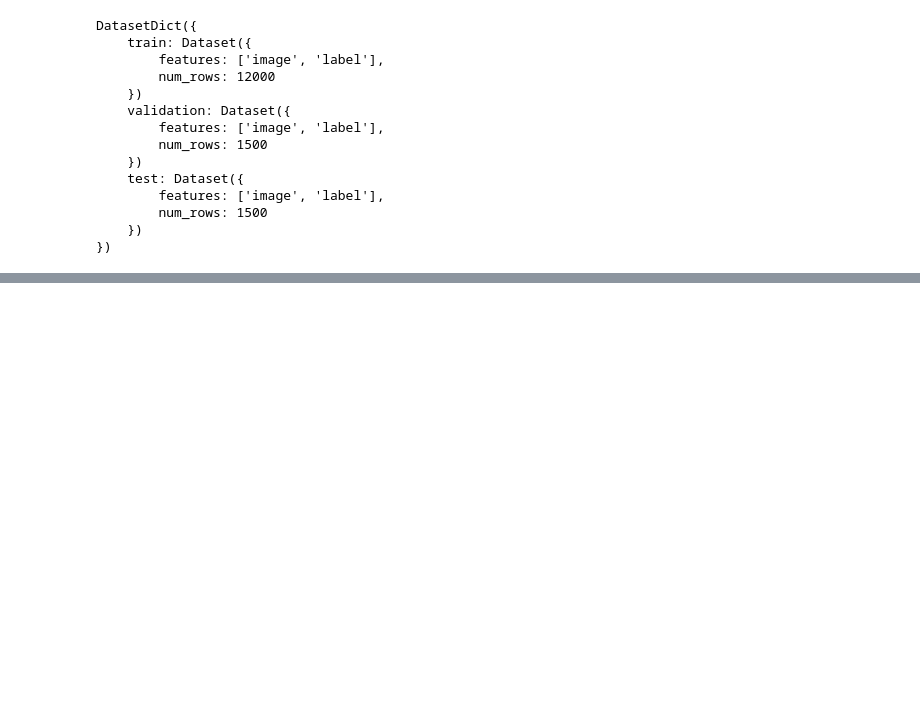
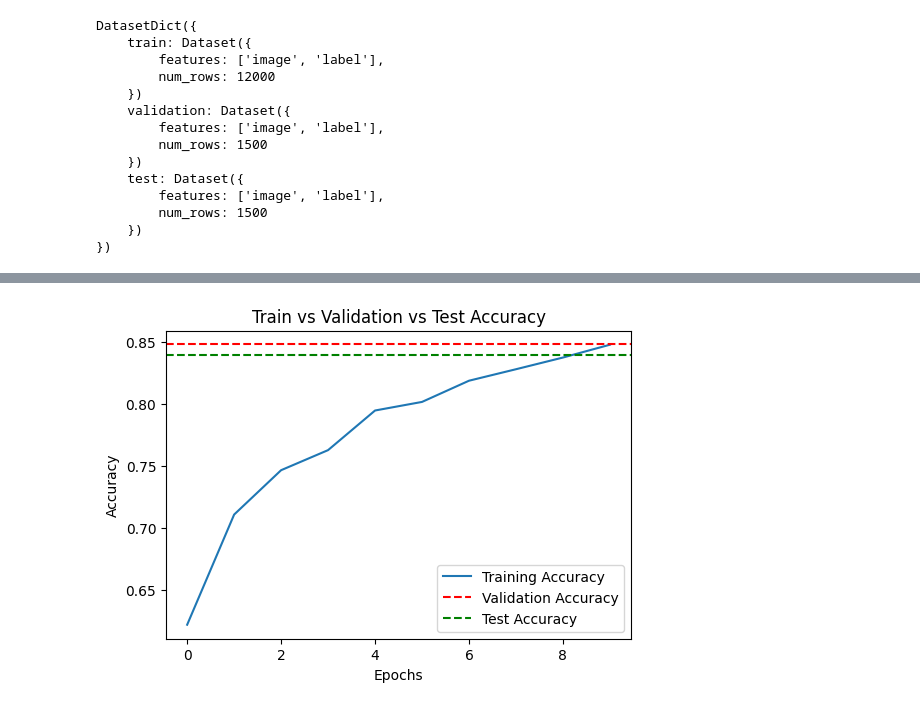
Before and after one commit to AdWunder/Cancer_Brain, a Jupyter notebook: notebooks/02_data_modeling.ipynb, the cells around one changed output, grey strips where cells are left out. Cells and saved outputs as stored; diff of their text form; code cells hidden in the pictures; blank space fills up the shorter version.

```diff
--- a/notebooks/02_data_modeling.ipynb
+++ b/notebooks/02_data_modeling.ipynb
@@ -39,0 +223,14 @@ DatasetDict({
+# %%
+# Converting test data to tf dataset
+
+test_tf = (
+    ds["test"]
+      .to_tf_dataset(columns=["image"], label_cols=["label"],
+                     batch_size=BATCH, shuffle=False)
+      .map(preprocess_image, num_parallel_calls=AUTOTUNE)
+      .prefetch(AUTOTUNE)
+)
+
+# Test Validation
+test_loss, test_acc = modelCNN.evaluate(test_tf, verbose=0)
+print(f"Test — acc: {test_acc:.3f} | loss: {test_loss:.3f}")
@@ -39,0 +244,14 @@ DatasetDict({
+# %%
+# Comparisons of train/test/validation accuracy
+
+plt.figure(figsize=(6, 4))
+plt.plot(history.history['accuracy'], label='Training Accuracy')
+plt.axhline(y=val_acc, color='r', linestyle='--', label='Validation Accuracy')
+plt.axhline(y=test_acc, color='g', linestyle='--', label='Test Accuracy')
+plt.title('Train vs Validation vs Test Accuracy')
+plt.xlabel('Epochs')
+plt.ylabel('Accuracy')
+plt.legend()
+plt.show()
+# %% [output]
+[figure, added]
```
Also changed, not shown: parts of 19 cells of this notebook, 4 other files.
